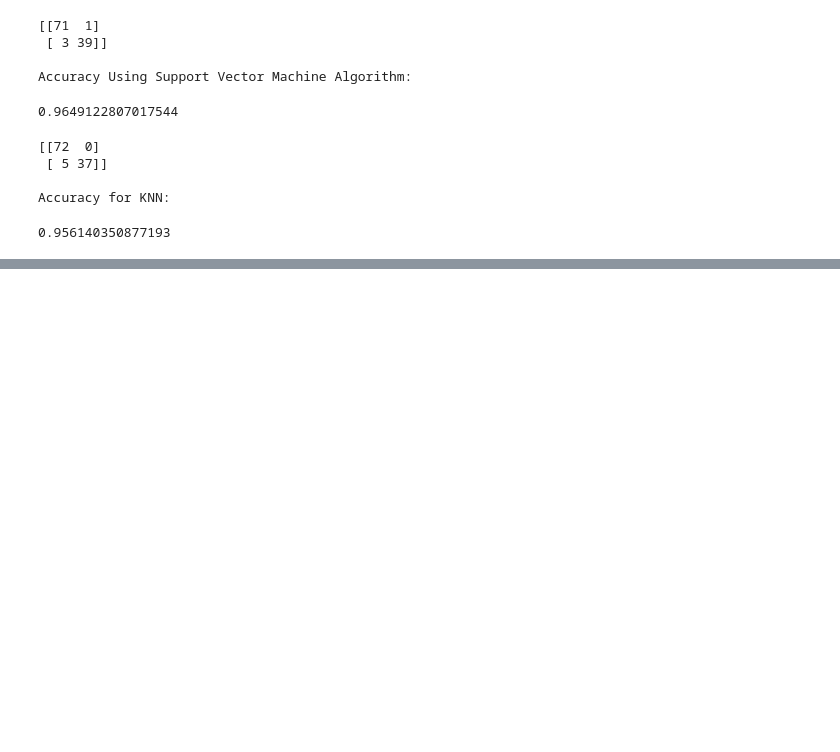
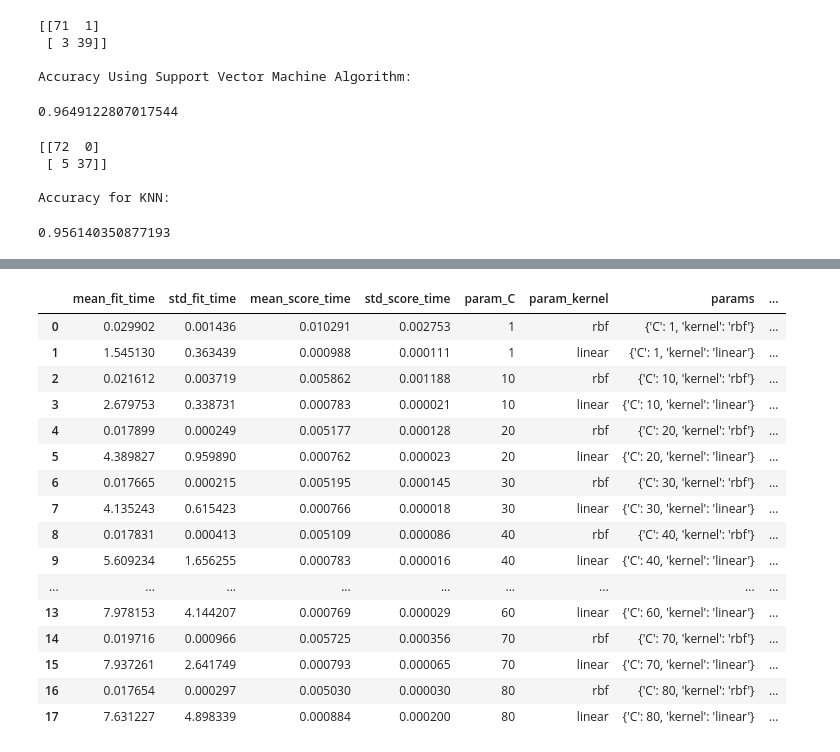
Before and after one commit to kushagrathisside/Breast-Cancer-Project, a Jupyter notebook: Breast_cancer.ipynb, the cells around one changed output, grey strips where cells are left out. Saved outputs shown, nothing was run; the diff lists cells and outputs as text; code cells hidden in the pictures; blank space fills up the shorter version.

```diff
--- a/Breast_cancer.ipynb
+++ b/Breast_cancer.ipynb
@@ -234,0 +241,10 @@ Accuracy for KNN:
+# %%
+from sklearn.model_selection import GridSearchCV
+
+clf = GridSearchCV(SVC(gamma='auto'),{
+    'C': [1,10,20,30,40,50,60,70,80],
+    'kernel': ['rbf','linear']
+}, cv=5, return_train_score=False)
+
+clf.fit(x,y)
+clf.cv_results_
@@ -234,0 +269,21 @@ Accuracy for KNN:
+# %%
+df=pd.DataFrame(clf.cv_results_)
+df
+# %% [output]
+|  | mean_fit_time | std_fit_time | mean_score_time | std_score_time | param_C | param_kernel | params | ... |
+| 0 | 0.029902 | 0.001436 | 0.010291 | 0.002753 | 1 | rbf | {'C': 1, 'kernel': 'rbf'} | ... |
+| 1 | 1.545130 | 0.363439 | 0.000988 | 0.000111 | 1 | linear | {'C': 1, 'kernel': 'linear'} | ... |
+| 2 | 0.021612 | 0.003719 | 0.005862 | 0.001188 | 10 | rbf | {'C': 10, 'kernel': 'rbf'} | ... |
+| 3 | 2.679753 | 0.338731 | 0.000783 | 0.000021 | 10 | linear | {'C': 10, 'kernel': 'linear'} | ... |
+| 4 | 0.017899 | 0.000249 | 0.005177 | 0.000128 | 20 | rbf | {'C': 20, 'kernel': 'rbf'} | ... |
+| 5 | 4.389827 | 0.959890 | 0.000762 | 0.000023 | 20 | linear | {'C': 20, 'kernel': 'linear'} | ... |
+| 6 | 0.017665 | 0.000215 | 0.005195 | 0.000145 | 30 | rbf | {'C': 30, 'kernel': 'rbf'} | ... |
+| 7 | 4.135243 | 0.615423 | 0.000766 | 0.000018 | 30 | linear | {'C': 30, 'kernel': 'linear'} | ... |
+| 8 | 0.017831 | 0.000413 | 0.005109 | 0.000086 | 40 | rbf | {'C': 40, 'kernel': 'rbf'} | ... |
+| 9 | 5.609234 | 1.656255 | 0.000783 | 0.000016 | 40 | linear | {'C': 40, 'kernel': 'linear'} | ... |
+| ... | ... | ... | ... | ... | ... | ... | ... | ... |
+| 13 | 7.978153 | 4.144207 | 0.000769 | 0.000029 | 60 | linear | {'C': 60, 'kernel': 'linear'} | ... |
+| 14 | 0.019716 | 0.000966 | 0.005725 | 0.000356 | 70 | rbf | {'C': 70, 'kernel': 'rbf'} | ... |
+| 15 | 7.937261 | 2.641749 | 0.000793 | 0.000065 | 70 | linear | {'C': 70, 'kernel': 'linear'} | ... |
+| 16 | 0.017654 | 0.000297 | 0.005030 | 0.000030 | 80 | rbf | {'C': 80, 'kernel': 'rbf'} | ... |
+| 17 | 7.631227 | 4.898339 | 0.000884 | 0.000200 | 80 | linear | {'C': 80, 'kernel': 'linear'} | ... |
```
Also changed, not shown: parts of 11 cells of this notebook.
